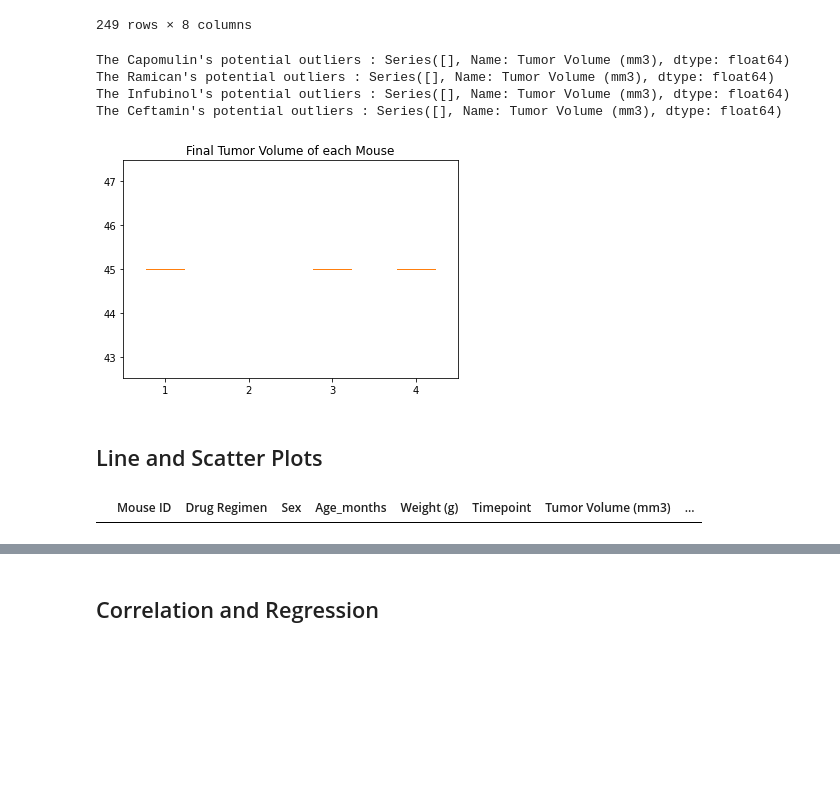
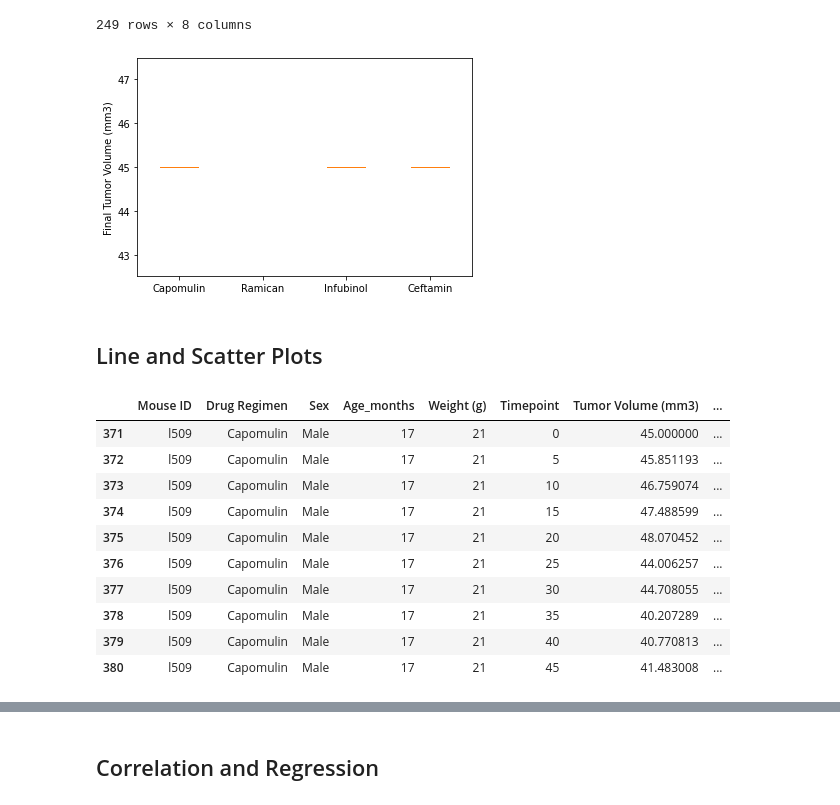
Before and after one commit to thompsle154/Matplotlib---The-Power-of-Plots, a Jupyter notebook: pymaceuticals_Leanne.ipynb, the cells around one changed output, grey strips where cells are left out. Cells and saved outputs as stored; diff of their text form; code cells hidden in the pictures; blank space fills up the shorter version.

```diff
--- a/pymaceuticals_Leanne.ipynb
+++ b/pymaceuticals_Leanne.ipynb
@@ -263,10 +257,10 @@ plt.show()
 
 # Start by getting the last (greatest) timepoint for each mouse
 #one column dataframe
-greatest = clean_df.groupby("Mouse ID")["Timepoint"].max()
+greatest = clean_df.groupby(["Mouse ID"])["Timepoint"].max()
 
 # Merge this group df with the original dataframe to get the tumor volume at the last timepoint
-merge_df = clean_df.merge(greatest,on=["Mouse ID", "Timepoint"],how="inner")
+merge_df = clean_df.merge(greatest,on=["Mouse ID", "Timepoint"],how="left")
 merge_df
 # %% [output]
 |  | Mouse ID | Drug Regimen | Sex | Age_months | Weight (g) | Timepoint | Tumor Volume (mm3) | ... |
@@ -284,18 +278,18 @@ merge_df
 249 rows × 8 columns
 # %%
 # Put treatments into a list for for loop (and later for plot labels)
+# Calculate the IQR and quantitatively determine if there are any potential outliers.
+  # Locate the rows which contain mice on each drug and get the tumor volumes
+  # add subset
 treatments = ["Capomulin", "Ramican", "Infubinol", "Ceftamin"]
 
 # Create empty list to fill with tumor vol data (for plotting)
-tumor_data = []
-
-# Calculate the IQR and quantitatively determine if there are any potential outliers.
-  # Locate the rows which contain mice on each drug and get the tumor volumes
-  # add subset
+tumor_data =[]
 
 for name in treatments:
     final_vol = merge_df.loc[merge_df["Drug Regimen"]== name, "Tumor Volume (mm3)"]
     tumor_data.append(final_vol)
+    #print(f"{name}'s final volume: {tumor_data}")
 
     # Determine outliers using upper and lower bounds
     quartiles = final_vol.quantile([.25,.5,.75])
@@ -305,32 +299,38 @@ for name in treatments:
 
     lower_bound = lowerq - (1.5*iqr)
     upper_bound = upperq + (1.5*iqr)
-    outliers = final_vol.loc[(final_vol < lower_bound) & (final_vol > upper_bound)]
+    outliers = final_vol.loc[(final_vol < lower_bound) | (final_vol > upper_bound)]
     #potential outliers: {outliers}")
+    outliers
 
-    print(f"The {name}'s potential outliers : {outliers}")
+    #print(f"The {name}'s potential outliers : {outliers}")
 
     #print(f"Values above {upper_bound} could be outliers.")
-# %% [output]
-The Capomulin's potential outliers : Series([], Name: Tumor Volume (mm3), dtype: float64)
-The Ramican's potential outliers : Series([], Name: Tumor Volume (mm3), dtype: float64)
-The Infubinol's potential outliers : Series([], Name: Tumor Volume (mm3), dtype: float64)
-The Ceftamin's potential outliers : Series([], Name: Tumor Volume (mm3), dtype: float64)
 # %%
 # Generate a box plot of the final tumor volume of each mouse across four regimens of interestboxplot(tumor_data,labels=treatments,flierprops={'markerfacecolor':'red','markersize':7})
 ##look at this line to fix boxplot bplot1 = ax1.boxplot(tumor_data, vert = True, labels=labels)
 fig1, ax1 = plt.subplots()
-plt.boxplot(tumor_data)
-#,labels=treatments,flierprops={'markerfacecolor':'red','markersize':7})
-plt.title ('Final Tumor Volume of each Mouse')
+plt.boxplot(tumor_data,labels=treatments,flierprops={'markerfacecolor':'red','markersize':7})
+plt.ylabel("Final Tumor Volume (mm3)")
+#plt.labels({treatments})
 plt.show()
 # %% [output]
-[figure, old version]
+[figure, new version]
 # %% [markdown]
 ## Line and Scatter Plots
 # %%
 # Generate a line plot of tumor volume vs. time point for a mouse treated with Capomulin
-line_plot_df = clean_df.loc[clean_df["Mouse ID"] == "1509"]
+line_plot_df = combined_data_df.loc[combined_data_df["Mouse ID"] == "l509"]
 line_plot_df
 # %% [output]
 |  | Mouse ID | Drug Regimen | Sex | Age_months | Weight (g) | Timepoint | Tumor Volume (mm3) | ... |
+| 371 | l509 | Capomulin | Male | 17 | 21 | 0 | 45.000000 | ... |
+| 372 | l509 | Capomulin | Male | 17 | 21 | 5 | 45.851193 | ... |
+| 373 | l509 | Capomulin | Male | 17 | 21 | 10 | 46.759074 | ... |
+| 374 | l509 | Capomulin | Male | 17 | 21 | 15 | 47.488599 | ... |
+| 375 | l509 | Capomulin | Male | 17 | 21 | 20 | 48.070452 | ... |
+| 376 | l509 | Capomulin | Male | 17 | 21 | 25 | 44.006257 | ... |
+| 377 | l509 | Capomulin | Male | 17 | 21 | 30 | 44.708055 | ... |
+| 378 | l509 | Capomulin | Male | 17 | 21 | 35 | 40.207289 | ... |
+| 379 | l509 | Capomulin | Male | 17 | 21 | 40 | 40.770813 | ... |
+| 380 | l509 | Capomulin | Male | 17 | 21 | 45 | 41.483008 | ... |
```
Also changed, not shown: parts of 6 cells of this notebook.
